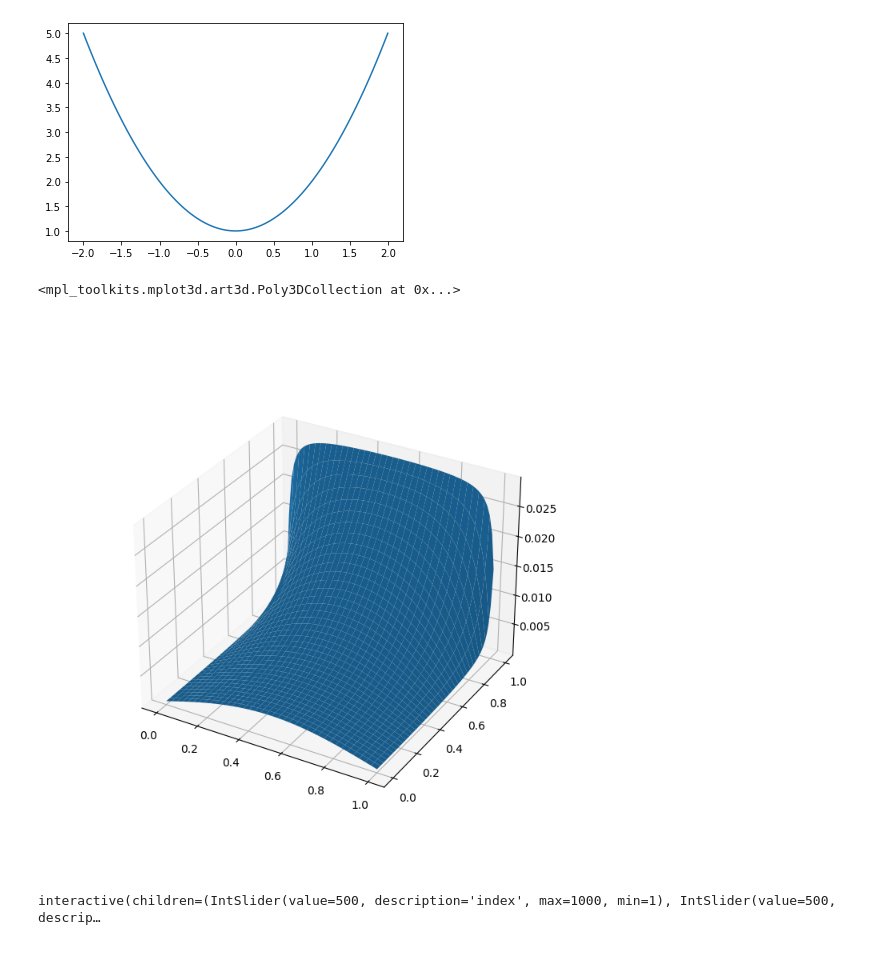
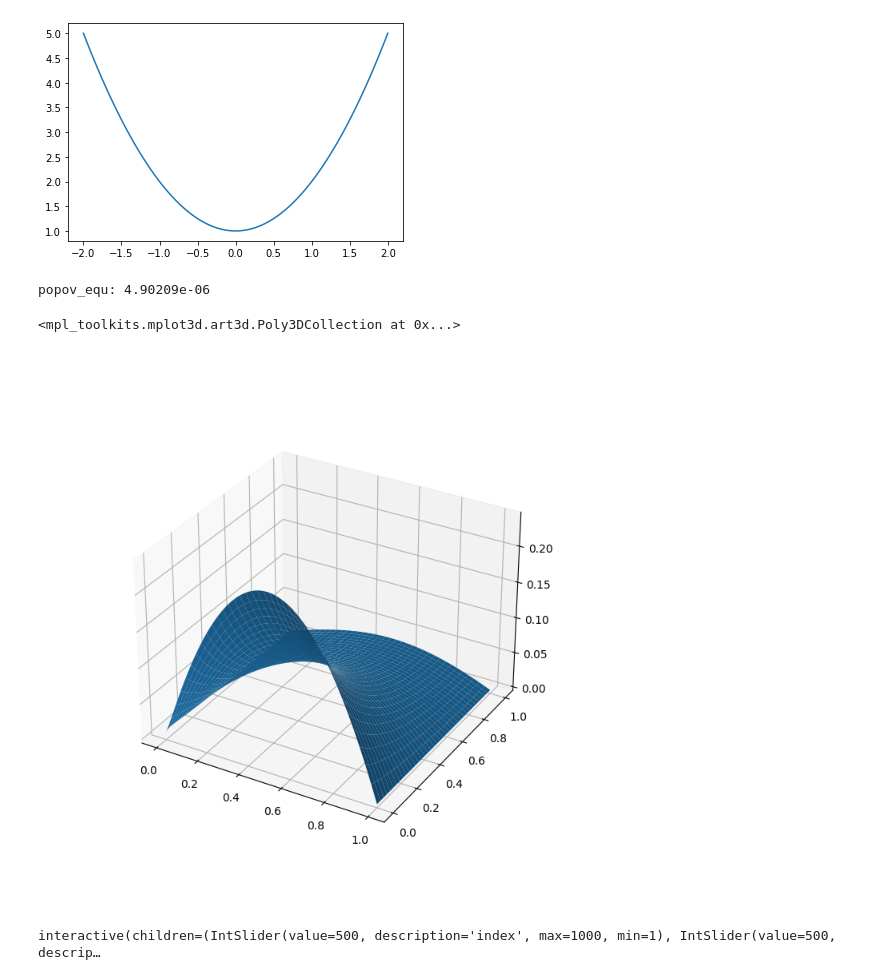
Before and after one commit to PopovLab/popov_equ, a Jupyter notebook: popov_equ.ipynb, the cells around one changed output. Cells and saved outputs as stored; diff of their text form; code cells hidden in the pictures.

```diff
--- a/popov_equ.ipynb
+++ b/popov_equ.ipynb
@@ -1,6 +1,6 @@
 # %%
 def eps(x):
-	return 1 + x*x
+	return 1 - x
 
 def eps1x(x):
 	return 2*x
@@ -31,39 +31,40 @@ P_top, P_bottom = 0, 0
 
 def popov_equ(P):
     d2x = zeros_like(P)
     d2y = zeros_like(P)
     epsilon = [eps(i*hx) for i, _ in enumerate(P) ]
     P_left = [(i*hx)*(1-i*hx) for i, _ in enumerate(P) ]
 
     d2x[1:-1] = (P[2:]   - 2*P[1:-1] + P[:-2]) / hx/hx
-    d2x[0]    = (P[1]    - 2*P[0]    + P[1])/hx/hx
-    d2x[-1]   = (P_right - 2*P[-1]   + P[-2])/hx/hx
+    d2x[0]    = (P[1]    - 2*P[0]    + P_left)/hx/hx
+    d2x[-1]   = ( P[-2] - 2*P[-1]   + P[-2])/hx/hx
 
     d2y[:,1:-1] = (P[:,2:] - 2*P[:,1:-1] + P[:,:-2])/hy/hy
     d2y[:,0]    = (P[:,1]  - 2*P[:,0]    + P_bottom)/hy/hy
     d2y[:,-1]   = (P_top   - 2*P[:,-1]   + P[:,-2])/hy/hy
 
     #d2x[1:-1] = (P[2:]   - 2*P[1:-1] + P[:-2]) / hx/hx
     #d2x[0]    = 2*(P[1]    - P[0])/hx/hx
     #d2x[-1]   = (P_right - 2*P[-1]   + P[-2])/hx/hx
 
-    return (d2x + d2y) #*epsilon
+    return (d2x + d2y)*epsilon +  P #
 
 # solve
 guess = zeros((nx, ny), float)
 #guess = [ np.exp(-u(i*hx-0.5)) for i in range(nx) ]
 sol = newton_krylov(popov_equ, guess, method='lgmres', maxiter= 1000, verbose=0)
-#print('popov_equ: %g' % abs(popov_equ(sol)).max())
+print('popov_equ: %g' % abs(popov_equ(sol)).max())
 
 x = np.linspace(0, 1, nx)
 y = np.linspace(0, 1, ny)
 x, y = np.meshgrid(x, y)
 fig = plt.figure(figsize=(7,7))
 ax = fig.add_subplot(111, projection='3d')
 ax.plot_surface(x,y,sol,  label='sol')
 # %% [output]
-<mpl_toolkits.mplot3d.art3d.Poly3DCollection at 0x...>
+popov_equ: 4.90209e-06
+<mpl_toolkits.mplot3d.art3d.Poly3DCollection at 0x...>
-[figure, old version]
+[figure, new version]
 # %%
 from ipywidgets import interactive
 MAX_N = 1000
```
